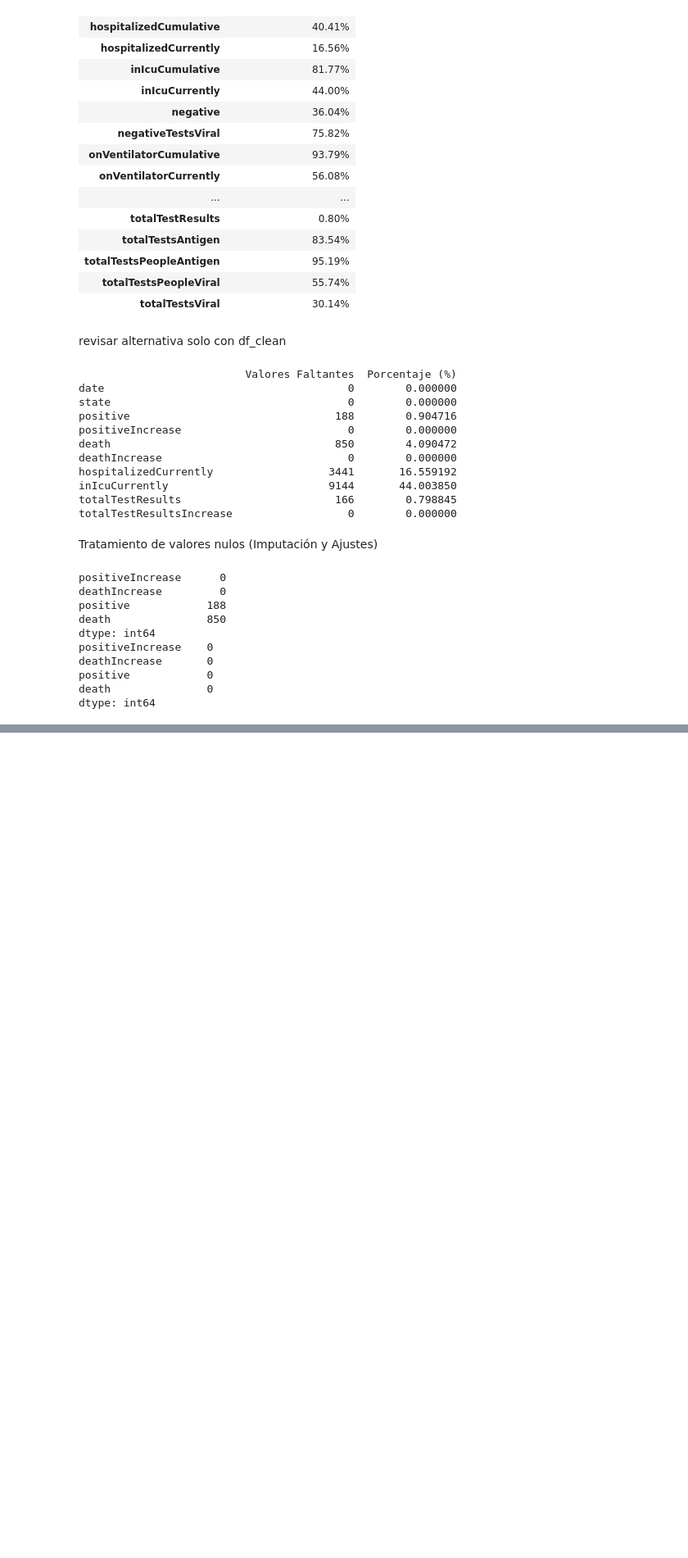
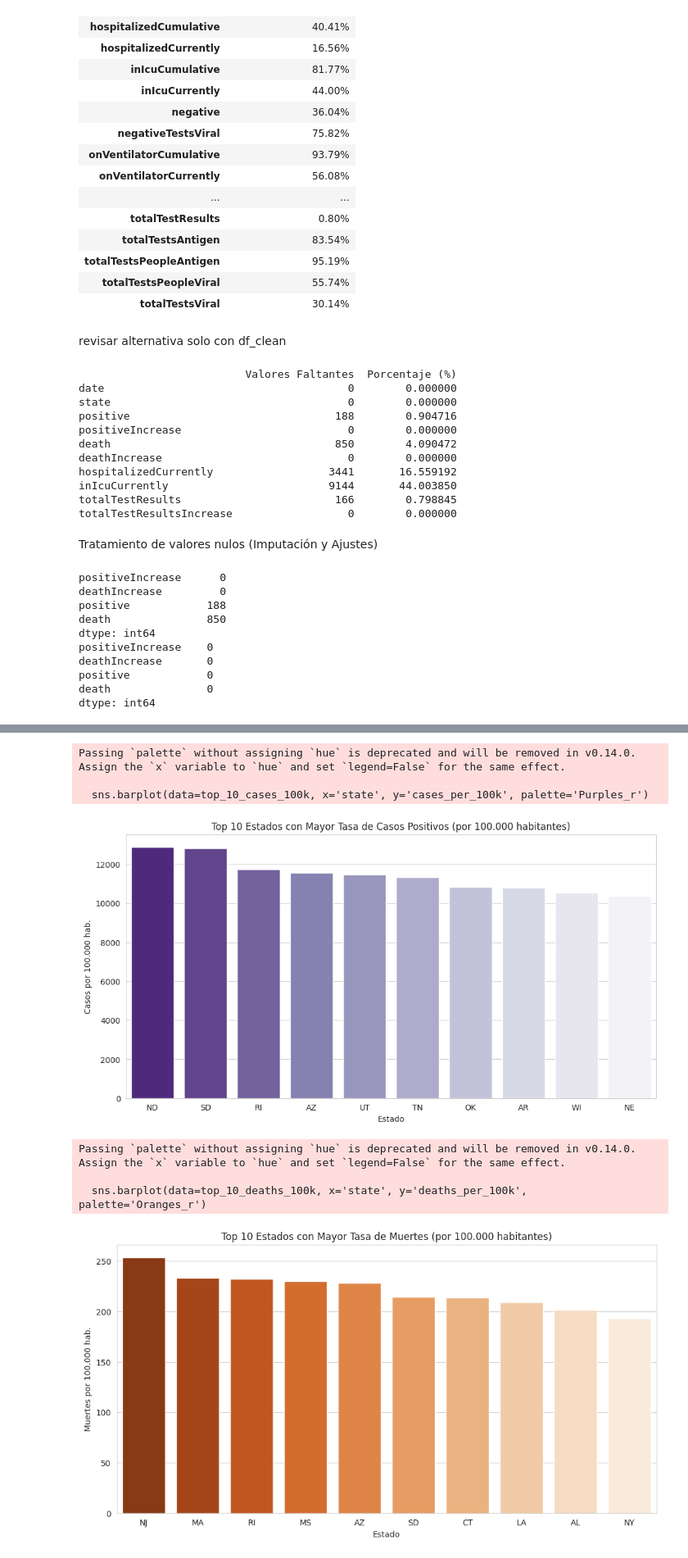
Before and after one commit to Bootcamp-DA-P3/Proyecto_EDA_covid-usa_Tania, a Jupyter notebook: notebooks/01_covid_eda.ipynb, the cells around one changed output, grey strips where cells are left out. Shown at 82% size. Cells and saved outputs as stored; diff of their text form; code cells hidden in the pictures; blank space fills up the shorter version.

```diff
--- a/notebooks/01_covid_eda.ipynb
+++ b/notebooks/01_covid_eda.ipynb
@@ -275,0 +376,56 @@ dtype: int64
+# %%
+# 1. Diccionario de población de referencia por estado (Aproximación Censo EE.UU. 2020-2021)
+state_populations = {
+    'CA': 39538223, 'TX': 29145505, 'FL': 21538187, 'NY': 20201249,
+    'PA': 13002700, 'IL': 12812508, 'OH': 11799448, 'GA': 10711908,
+    'NC': 10439388, 'MI': 10077331, 'NJ': 9288994, 'VA': 8631393,
+    'WA': 7705281, 'AZ': 7151502, 'MA': 7029917, 'TN': 6910840,
+    'IN': 6785528, 'MO': 6154913, 'MD': 6177224, 'WI': 5893718,
+    'CO': 5773714, 'MN': 5706494, 'SC': 5118425, 'AL': 5024279,
+    'LA': 4657757, 'KY': 4505836, 'OR': 4237256, 'OK': 3959353,
+    'CT': 3605944, 'UT': 3271616, 'IA': 3190369, 'NV': 3104614,
+    'AR': 3011524, 'MS': 2961279, 'KS': 2937880, 'NM': 2117522,
+    'NE': 1961504, 'ID': 1839106, 'WV': 1793716, 'HI': 1455271,
+    'NH': 1377529, 'ME': 1362359, 'RI': 1097379, 'MT': 1084225,
+    'DE': 989948, 'SD': 886667, 'ND': 779094, 'AK': 733391,
+    'VT': 643077, 'WY': 576851, 'DC': 689545
+}
+
+# 2. Obtenemos el valor máximo acumulado por estado
+df_states_max = df_clean.groupby('state')[['positive', 'death']].max().reset_index()
+
+# 3. Mapeamos la población al DataFrame de estados
+df_states_max['population'] = df_states_max['state'].map(state_populations)
+
+# 4. Calculamos las tasas por 100,000 habitantes
+df_states_max['cases_per_100k'] = (df_states_max['positive'] / df_states_max['population']) * 100000
+df_states_max['deaths_per_100k'] = (df_states_max['death'] / df_states_max['population']) * 100000
+
+# 5. Visualización: Top 10 Estados con más Casos por 100k hab.
+top_10_cases_100k = df_states_max.sort_values(by='cases_per_100k', ascending=False).head(10)
+
+plt.figure(figsize=(12, 6))
+sns.barplot(data=top_10_cases_100k, x='state', y='cases_per_100k', palette='Purples_r')
+plt.title('Top 10 Estados con Mayor Tasa de Casos Positivos (por 100.000 habitantes)')
+plt.xlabel('Estado')
+plt.ylabel('Casos por 100.000 hab.')
+plt.show()
+
+# 6. Visualización: Top 10 Estados con más Muertes por 100k hab.
+top_10_deaths_100k = df_states_max.sort_values(by='deaths_per_100k', ascending=False).head(10)
+
+plt.figure(figsize=(12, 6))
+sns.barplot(data=top_10_deaths_100k, x='state', y='deaths_per_100k', palette='Oranges_r')
+plt.title('Top 10 Estados con Mayor Tasa de Muertes (por 100.000 habitantes)')
+plt.xlabel('Estado')
+plt.ylabel('Muertes por 100.000 hab.')
+plt.show()
+# %% [output]
+Passing `palette` without assigning `hue` is deprecated and will be removed in v0.14.0. Assign the `x` variable to `hue` and set `legend=False` for the same effect.
+
+  sns.barplot(data=top_10_cases_100k, x='state', y='cases_per_100k', palette='Purples_r')
+[figure, added]
+Passing `palette` without assigning `hue` is deprecated and will be removed in v0.14.0. Assign the `x` variable to `hue` and set `legend=False` for the same effect.
+
+  sns.barplot(data=top_10_deaths_100k, x='state', y='deaths_per_100k', palette='Oranges_r')
+[figure, added]
```
Also changed, not shown: parts of 19 cells of this notebook.
